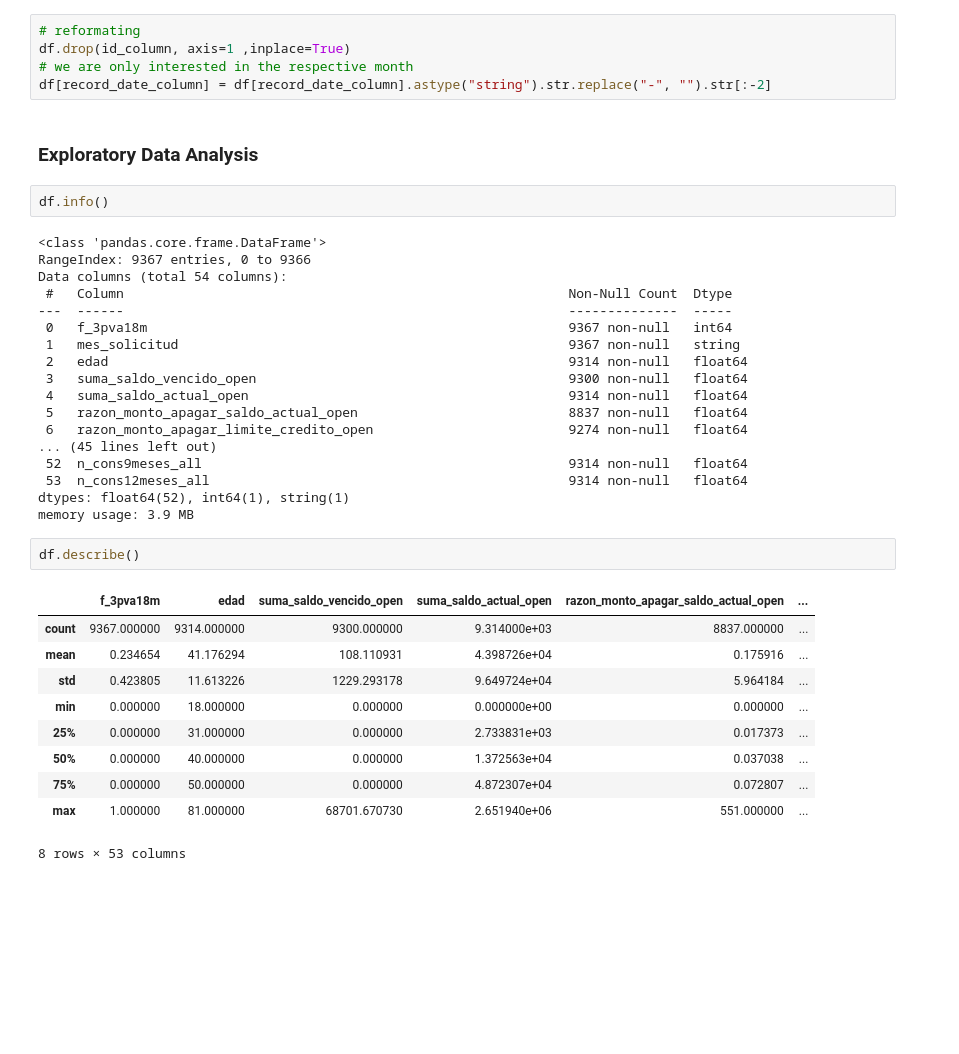
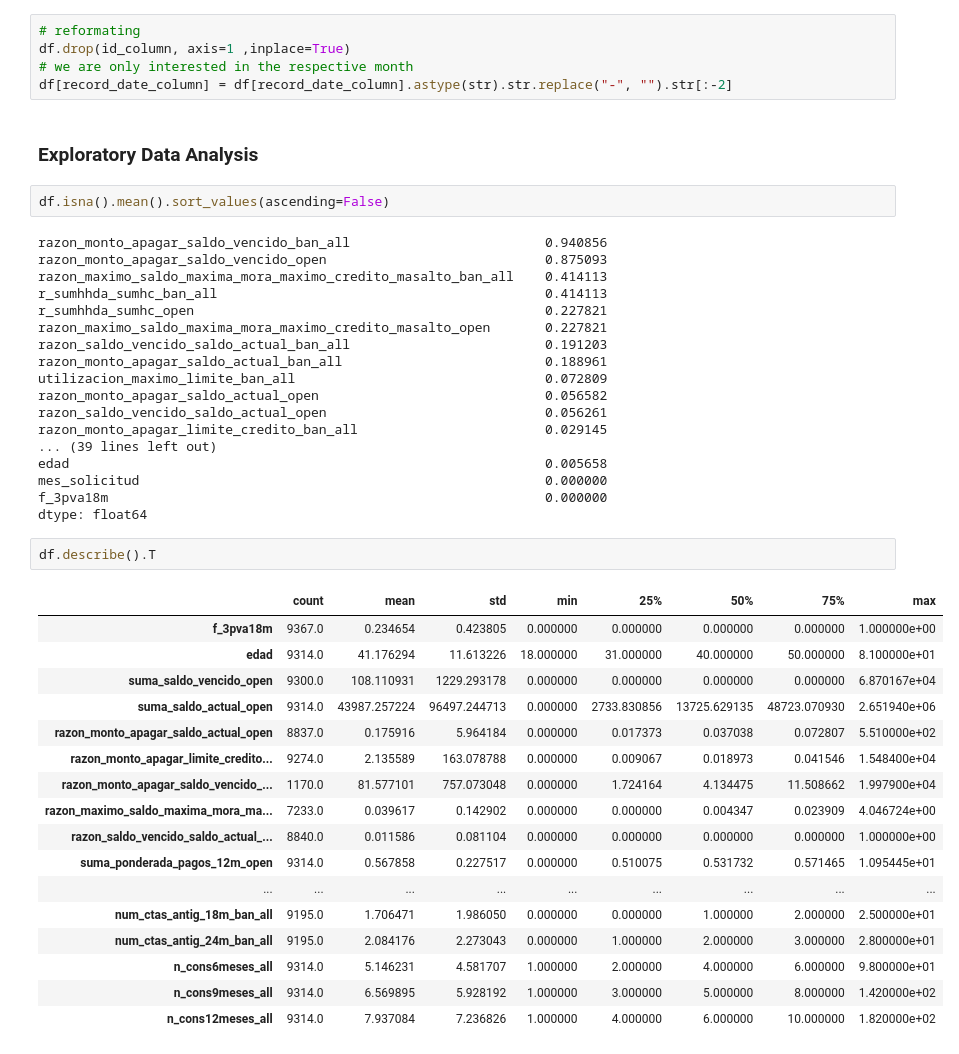
Before and after one commit to luis-escarcega/classifying-good-and-bad-customers, a Jupyter notebook: 0_data_preparation.ipynb, the cells around one changed output. Drawn from its saved outputs; the diff is of its cells as text; blank space fills up the shorter version.

Commit message:
some exploratory data analysis

```diff
--- a/0_data_preparation.ipynb
+++ b/0_data_preparation.ipynb
@@ -45,39 +32,46 @@ df.head()
 # reformating
 df.drop(id_column, axis=1 ,inplace=True)
 # we are only interested in the respective month
-df[record_date_column] = df[record_date_column].astype("string").str.replace("-", "").str[:-2]
+df[record_date_column] = df[record_date_column].astype(str).str.replace("-", "").str[:-2]
 # %% [markdown]
 ### Exploratory Data Analysis
 # %%
-df.info()
+df.isna().mean().sort_values(ascending=False)
 # %% [output]
-<class 'pandas.core.frame.DataFrame'>
-RangeIndex: 9367 entries, 0 to 9366
-Data columns (total 54 columns):
- #   Column                                                         Non-Null Count  Dtype
----  ------                                                         --------------  -----
- 0   f_3pva18m                                                      9367 non-null   int64
- 1   mes_solicitud                                                  9367 non-null   string
- 2   edad                                                           9314 non-null   float64
- 3   suma_saldo_vencido_open                                        9300 non-null   float64
- 4   suma_saldo_actual_open                                         9314 non-null   float64
- 5   razon_monto_apagar_saldo_actual_open                           8837 non-null   float64
- 6   razon_monto_apagar_limite_credito_open                         9274 non-null   float64
-... (45 lines left out)
- 52  n_cons9meses_all                                               9314 non-null   float64
- 53  n_cons12meses_all                                              9314 non-null   float64
-dtypes: float64(52), int64(1), string(1)
-memory usage: 3.9 MB
+razon_monto_apagar_saldo_vencido_ban_all                         0.940856
+razon_monto_apagar_saldo_vencido_open                            0.875093
+razon_maximo_saldo_maxima_mora_maximo_credito_masalto_ban_all    0.414113
+r_sumhhda_sumhc_ban_all                                          0.414113
+r_sumhhda_sumhc_open                                             0.227821
+razon_maximo_saldo_maxima_mora_maximo_credito_masalto_open       0.227821
+razon_saldo_vencido_saldo_actual_ban_all                         0.191203
+razon_monto_apagar_saldo_actual_ban_all                          0.188961
+utilizacion_maximo_limite_ban_all                                0.072809
+razon_monto_apagar_saldo_actual_open                             0.056582
+razon_saldo_vencido_saldo_actual_open                            0.056261
+razon_monto_apagar_limite_credito_ban_all                        0.029145
+... (39 lines left out)
+edad                                                             0.005658
+mes_solicitud                                                    0.000000
+f_3pva18m                                                        0.000000
+dtype: float64
 # %%
-df.describe()
+df.describe().T
 # %% [output]
-|  | f_3pva18m | edad | suma_saldo_vencido_open | suma_saldo_actual_open | razon_monto_apagar_saldo_actual_open | ... |
-| count | 9367.000000 | 9314.000000 | 9300.000000 | 9.314000e+03 | 8837.000000 | ... |
-| mean | 0.234654 | 41.176294 | 108.110931 | 4.398726e+04 | 0.175916 | ... |
-| std | 0.423805 | 11.613226 | 1229.293178 | 9.649724e+04 | 5.964184 | ... |
-| min | 0.000000 | 18.000000 | 0.000000 | 0.000000e+00 | 0.000000 | ... |
-| 25% | 0.000000 | 31.000000 | 0.000000 | 2.733831e+03 | 0.017373 | ... |
-| 50% | 0.000000 | 40.000000 | 0.000000 | 1.372563e+04 | 0.037038 | ... |
-| 75% | 0.000000 | 50.000000 | 0.000000 | 4.872307e+04 | 0.072807 | ... |
-| max | 1.000000 | 81.000000 | 68701.670730 | 2.651940e+06 | 551.000000 | ... |
+|  | count | mean | std | min | 25% | 50% | 75% | max |
+| f_3pva18m | 9367.0 | 0.234654 | 0.423805 | 0.000000 | 0.000000 | 0.000000 | 0.000000 | 1.000000e+00 |
+| edad | 9314.0 | 41.176294 | 11.613226 | 18.000000 | 31.000000 | 40.000000 | 50.000000 | 8.100000e+01 |
+| suma_saldo_vencido_open | 9300.0 | 108.110931 | 1229.293178 | 0.000000 | 0.000000 | 0.000000 | 0.000000 | 6.870167e+04 |
+| suma_saldo_actual_open | 9314.0 | 43987.257224 | 96497.244713 | 0.000000 | 2733.830856 | 13725.629135 | 48723.070930 | 2.651940e+06 |
+| razon_monto_apagar_saldo_actual_open | 8837.0 | 0.175916 | 5.964184 | 0.000000 | 0.017373 | 0.037038 | 0.072807 | 5.510000e+02 |
+| razon_monto_apagar_limite_credito... | 9274.0 | 2.135589 | 163.078788 | 0.000000 | 0.009067 | 0.018973 | 0.041546 | 1.548400e+04 |
+| razon_monto_apagar_saldo_vencido_... | 1170.0 | 81.577101 | 757.073048 | 0.000000 | 1.724164 | 4.134475 | 11.508662 | 1.997900e+04 |
+| razon_maximo_saldo_maxima_mora_ma... | 7233.0 | 0.039617 | 0.142902 | 0.000000 | 0.000000 | 0.004347 | 0.023909 | 4.046724e+00 |
+| razon_saldo_vencido_saldo_actual_... | 8840.0 | 0.011586 | 0.081104 | 0.000000 | 0.000000 | 0.000000 | 0.000000 | 1.000000e+00 |
+| suma_ponderada_pagos_12m_open | 9314.0 | 0.567858 | 0.227517 | 0.000000 | 0.510075 | 0.531732 | 0.571465 | 1.095445e+01 |
+| ... | ... | ... | ... | ... | ... | ... | ... | ... |
+| num_ctas_antig_18m_ban_all | 9195.0 | 1.706471 | 1.986050 | 0.000000 | 0.000000 | 1.000000 | 2.000000 | 2.500000e+01 |
+| num_ctas_antig_24m_ban_all | 9195.0 | 2.084176 | 2.273043 | 0.000000 | 1.000000 | 2.000000 | 3.000000 | 2.800000e+01 |
+| n_cons6meses_all | 9314.0 | 5.146231 | 4.581707 | 1.000000 | 2.000000 | 4.000000 | 6.000000 | 9.800000e+01 |
+| n_cons9meses_all | 9314.0 | 6.569895 | 5.928192 | 1.000000 | 3.000000 | 5.000000 | 8.000000 | 1.420000e+02 |
+| n_cons12meses_all | 9314.0 | 7.937084 | 7.236826 | 1.000000 | 4.000000 | 6.000000 | 10.000000 | 1.820000e+02 |
-8 rows × 53 columns
```
Also changed, not shown: parts of 6 cells of this notebook, 1 other file.
